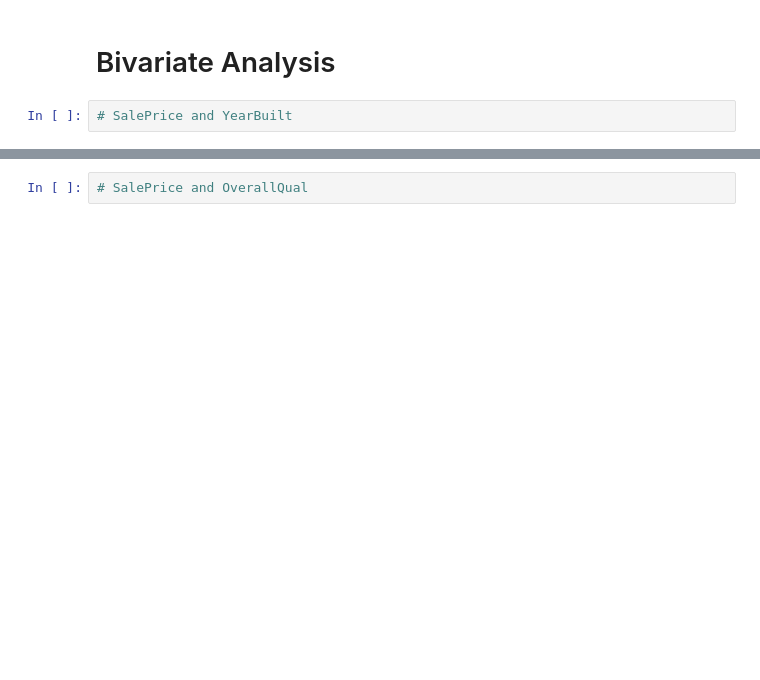
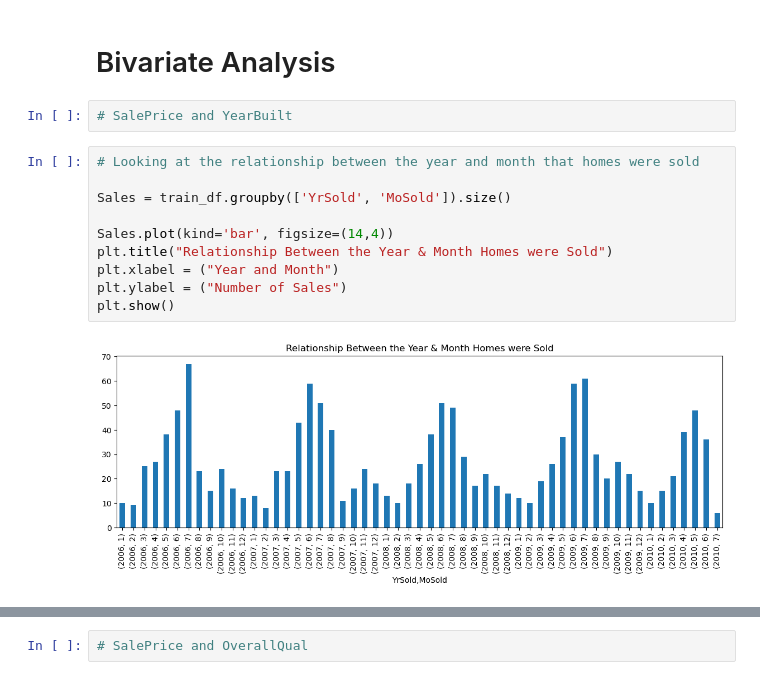
Before and after one commit to Jacqs395/House_Price, a Jupyter notebook: Code/eda.ipynb, the cells around one changed output, grey strips where cells are left out. Drawn from its saved outputs; the diff is of its cells as text; blank space fills up the shorter version.

```diff
--- a/Code/eda.ipynb
+++ b/Code/eda.ipynb
@@ -185,3 +353,15 @@ Less than 50 homes in this dataset were originally built in the late 1800s and m
 # Bivariate Analysis
 # %%
 # SalePrice and YearBuilt
+# %%
+# Looking at the relationship between the year and month that homes were sold
+
+Sales = train_df.groupby(['YrSold', 'MoSold']).size()
+
+Sales.plot(kind='bar', figsize=(14,4))
+plt.title("Relationship Between the Year & Month Homes were Sold")
+plt.xlabel = ("Year and Month")
+plt.ylabel = ("Number of Sales")
+plt.show()
+# %% [output]
+[figure, added]
```
Also changed, not shown: parts of 26 cells of this notebook.
